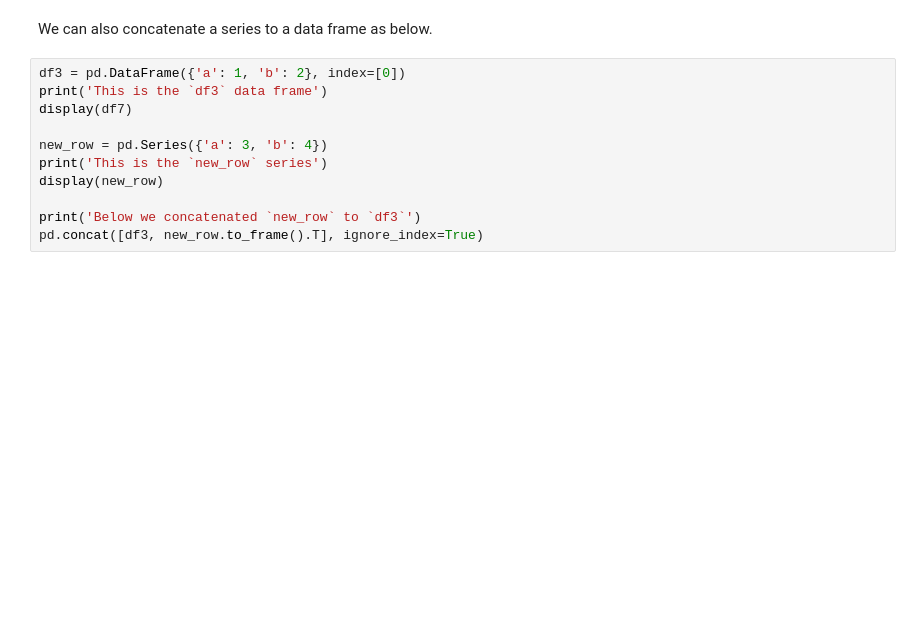
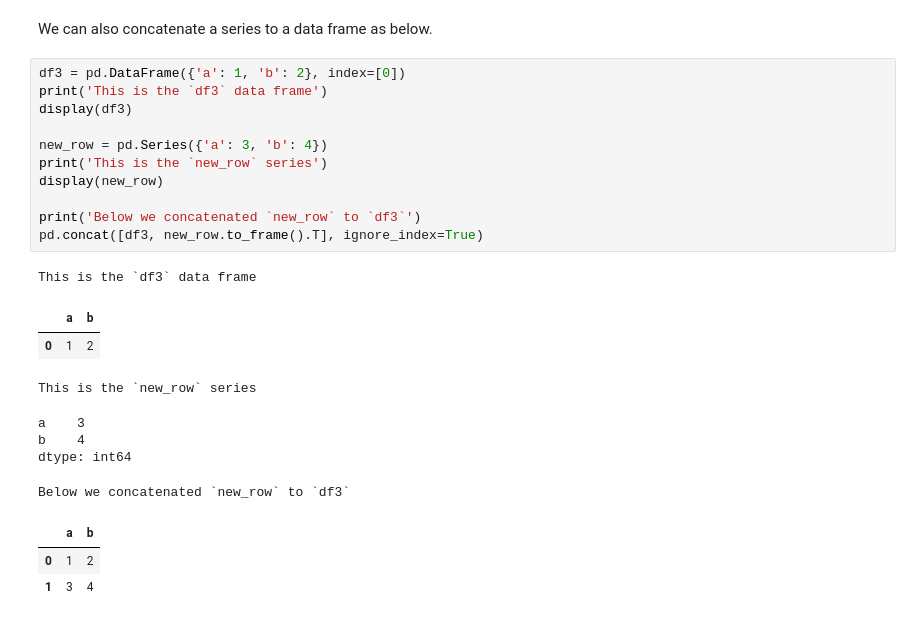
Before and after one commit to emsanqui/Python_Training, a Jupyter notebook: 2 Pandas/Combining Pandas Data Frames.ipynb, the cells around one changed output. Saved outputs shown, nothing was run; the diff lists cells and outputs as text; blank space fills up the shorter version.

Commit message:
update basics of python and combining data frames

```diff
--- a/2 Pandas/Combining Pandas Data Frames.ipynb
+++ b/2 Pandas/Combining Pandas Data Frames.ipynb
@@ -123,11 +188,23 @@ We can also concatenate a series to a data frame as below.
 # %%
 df3 = pd.DataFrame({'a': 1, 'b': 2}, index=[0])
 print('This is the `df3` data frame')
-display(df7)
+display(df3)
 
 new_row = pd.Series({'a': 3, 'b': 4})
 print('This is the `new_row` series')
 display(new_row)
 
 print('Below we concatenated `new_row` to `df3`')
 pd.concat([df3, new_row.to_frame().T], ignore_index=True)
+# %% [output]
+This is the `df3` data frame
+|  | a | b |
+| 0 | 1 | 2 |
+This is the `new_row` series
+a    3
+b    4
+dtype: int64
+Below we concatenated `new_row` to `df3`
+|  | a | b |
+| 0 | 1 | 2 |
+| 1 | 3 | 4 |
```
Also changed, not shown: parts of 7 cells of this notebook, 1 other file.
